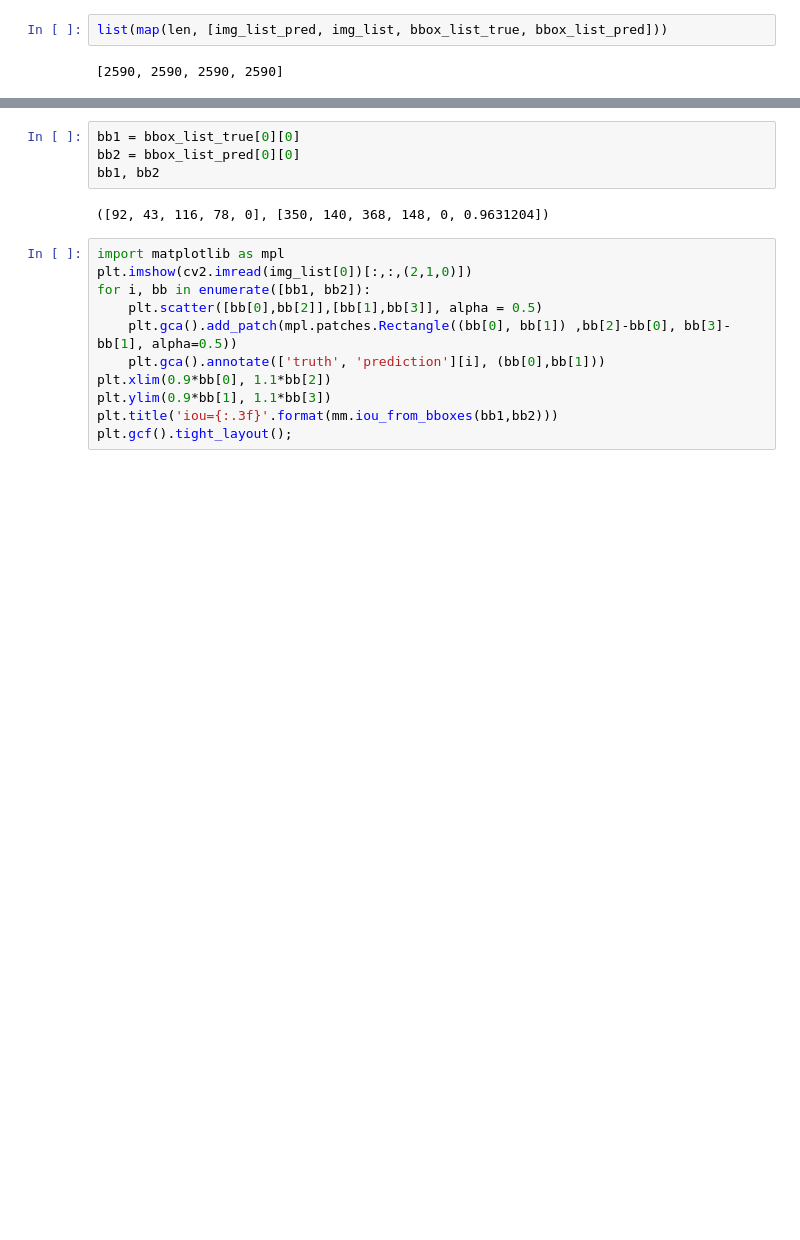
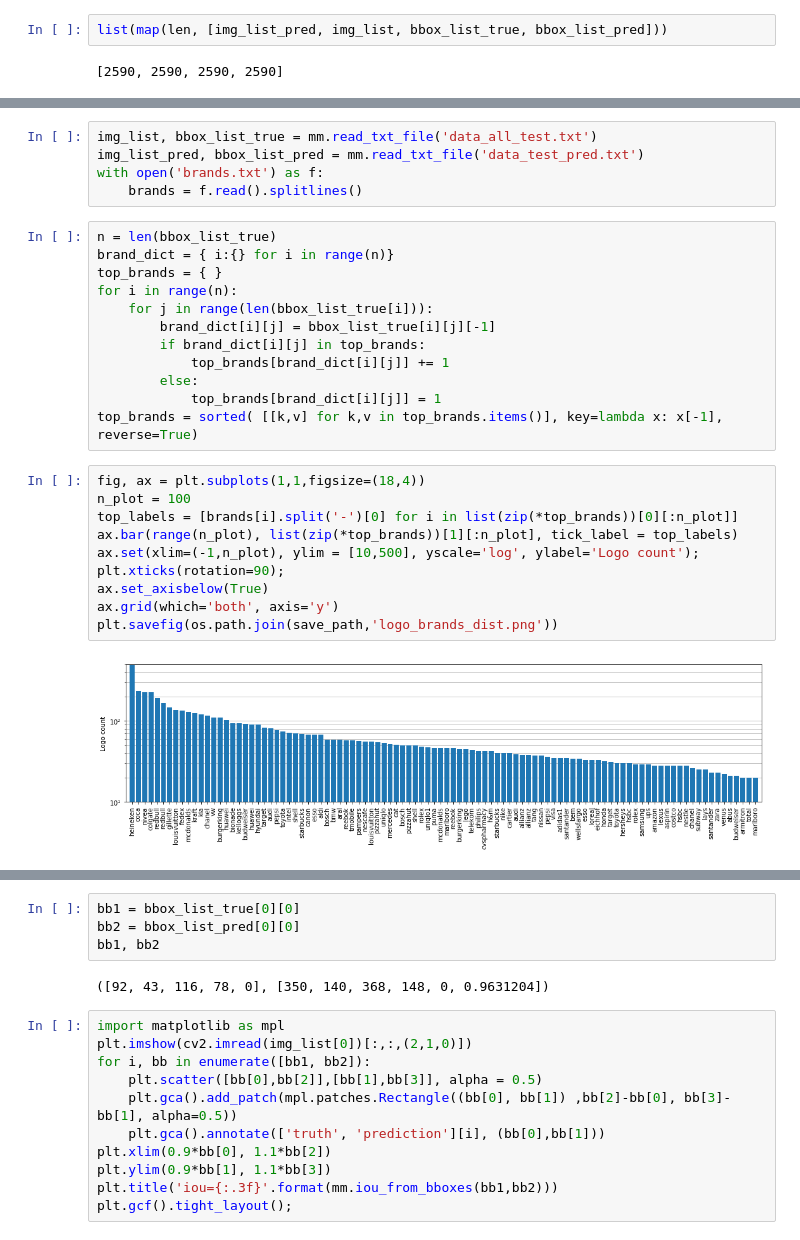
Before and after one commit to ilmonteux/logohunter, a Jupyter notebook: notebooks/visualize_metrics.ipynb, the cells around one changed output, grey strips where cells are left out. Drawn from its saved outputs; the diff is of its cells as text; blank space fills up the shorter version.

```diff
--- a/notebooks/visualize_metrics.ipynb
+++ b/notebooks/visualize_metrics.ipynb
@@ -55,0 +170,29 @@ Mean Average Precision: IoU_min = 0.9, mAP=0.02
+# %%
+img_list, bbox_list_true = mm.read_txt_file('data_all_test.txt')
+img_list_pred, bbox_list_pred = mm.read_txt_file('data_test_pred.txt')
+with open('brands.txt') as f:
+    brands = f.read().splitlines()
+# %%
+n = len(bbox_list_true)
+brand_dict = { i:{} for i in range(n)}
+top_brands = { }
+for i in range(n):
+    for j in range(len(bbox_list_true[i])):
+        brand_dict[i][j] = bbox_list_true[i][j][-1]
+        if brand_dict[i][j] in top_brands:
+            top_brands[brand_dict[i][j]] += 1
+        else:
+            top_brands[brand_dict[i][j]] = 1
+top_brands = sorted( [[k,v] for k,v in top_brands.items()], key=lambda x: x[-1], reverse=True)
+# %%
+fig, ax = plt.subplots(1,1,figsize=(18,4))
+n_plot = 100
+top_labels = [brands[i].split('-')[0] for i in list(zip(*top_brands))[0][:n_plot]]
+ax.bar(range(n_plot), list(zip(*top_brands))[1][:n_plot], tick_label = top_labels)
+ax.set(xlim=(-1,n_plot), ylim = [10,500], yscale='log', ylabel='Logo count');
+plt.xticks(rotation=90);
+ax.set_axisbelow(True)
+ax.grid(which='both', axis='y')
+plt.savefig(os.path.join(save_path,'logo_brands_dist.png'))
+# %% [output]
+[figure, added]
```
Also changed, not shown: parts of 25 cells of this notebook, 10 other files.
